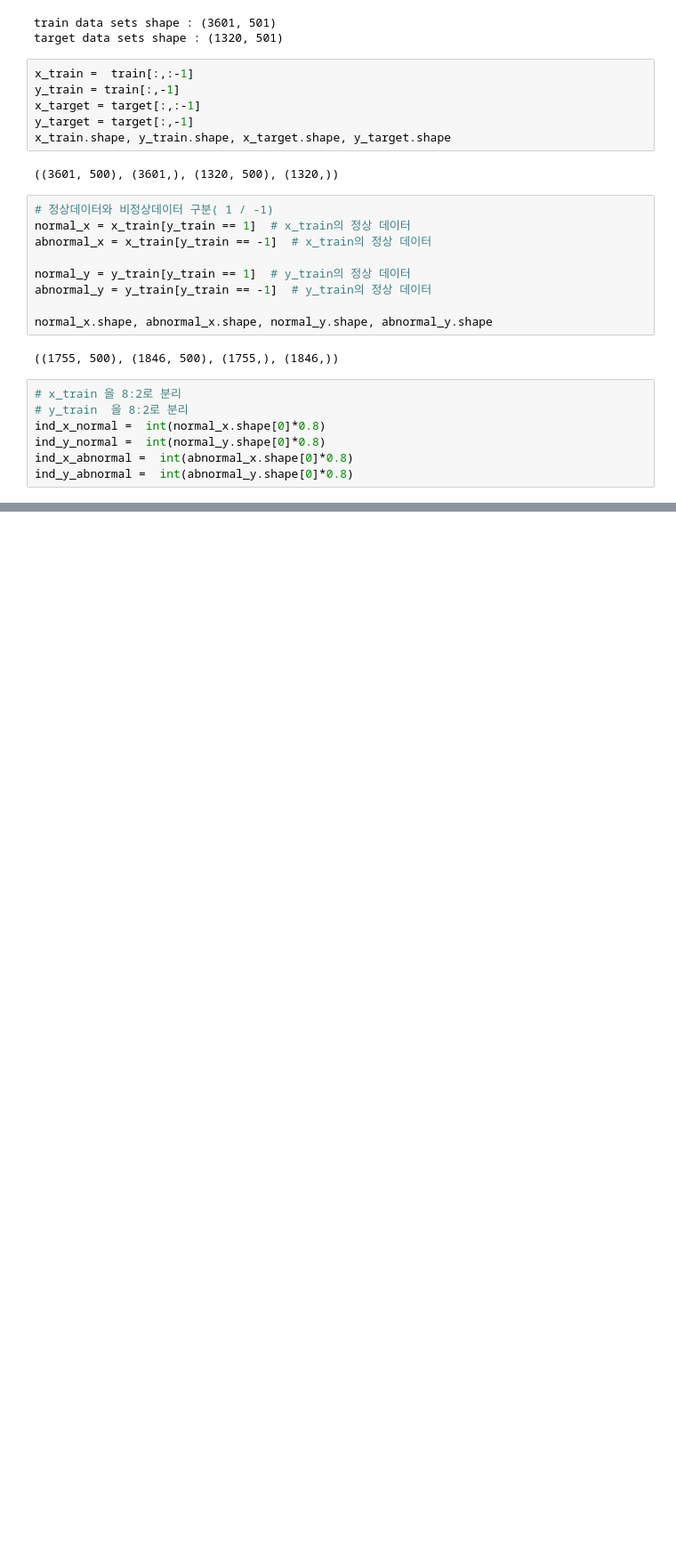
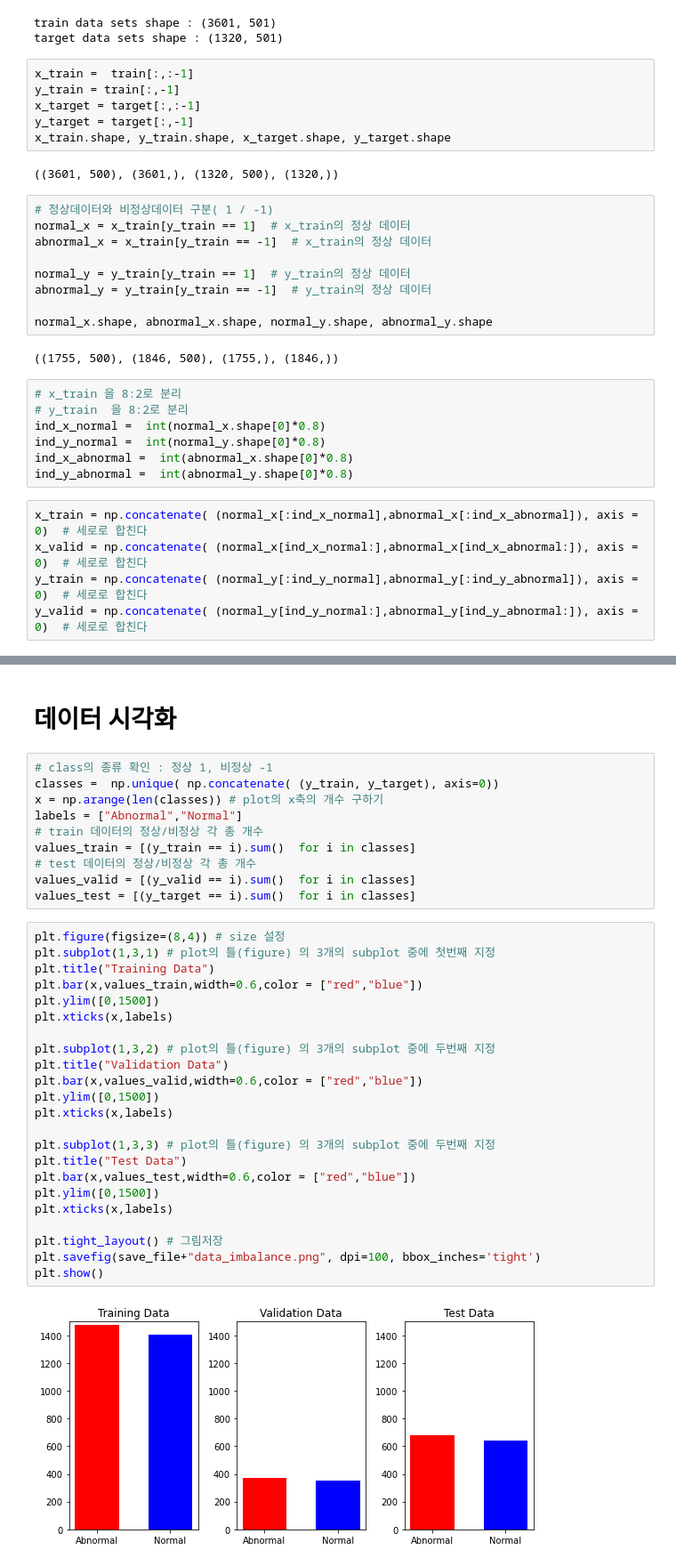
Before and after one commit to bigdataleeky/python, a Jupyter notebook: 20220509/Ford 엔진 공정 이상 유무 판단.ipynb, the cells around one changed output, grey strips where cells are left out. Shown at 89% size. Cells and saved outputs as stored; diff of their text form; blank space fills up the shorter version.

```diff
--- a/20220509/Ford 엔진 공정 이상 유무 판단.ipynb
+++ b/20220509/Ford 엔진 공정 이상 유무 판단.ipynb
@@ -87,3 +87,8 @@ ind_x_normal =  int(normal_x.shape[0]*0.8)
 ind_y_normal =  int(normal_y.shape[0]*0.8)
 ind_x_abnormal =  int(abnormal_x.shape[0]*0.8)
 ind_y_abnormal =  int(abnormal_y.shape[0]*0.8)
+# %%
+x_train = np.concatenate( (normal_x[:ind_x_normal],abnormal_x[:ind_x_abnormal]), axis = 0)  # 세로로 합친다
+x_valid = np.concatenate( (normal_x[ind_x_normal:],abnormal_x[ind_x_abnormal:]), axis = 0)  # 세로로 합친다
+y_train = np.concatenate( (normal_y[:ind_y_normal],abnormal_y[:ind_y_abnormal]), axis = 0)  # 세로로 합친다
+y_valid = np.concatenate( (normal_y[ind_y_normal:],abnormal_y[ind_y_abnormal:]), axis = 0)  # 세로로 합친다
@@ -89,0 +109,37 @@ ind_y_abnormal =  int(abnormal_y.shape[0]*0.8)
+# %% [markdown]
+# 데이터 시각화
+# %%
+# class의 종류 확인 : 정상 1, 비정상 -1
+classes =  np.unique( np.concatenate( (y_train, y_target), axis=0))
+x = np.arange(len(classes)) # plot의 x축의 개수 구하기
+labels = ["Abnormal","Normal"]
+# train 데이터의 정상/비정상 각 총 개수
+values_train = [(y_train == i).sum()  for i in classes]
+# test 데이터의 정상/비정상 각 총 개수
+values_valid = [(y_valid == i).sum()  for i in classes]
+values_test = [(y_target == i).sum()  for i in classes]
+# %%
+plt.figure(figsize=(8,4)) # size 설정
+plt.subplot(1,3,1) # plot의 틀(figure) 의 3개의 subplot 중에 첫번째 지정
+plt.title("Training Data")
+plt.bar(x,values_train,width=0.6,color = ["red","blue"])
+plt.ylim([0,1500])
+plt.xticks(x,labels)
+
+plt.subplot(1,3,2) # plot의 틀(figure) 의 3개의 subplot 중에 두번째 지정
+plt.title("Validation Data")
+plt.bar(x,values_valid,width=0.6,color = ["red","blue"])
+plt.ylim([0,1500])
+plt.xticks(x,labels)
+
+plt.subplot(1,3,3) # plot의 틀(figure) 의 3개의 subplot 중에 두번째 지정
+plt.title("Test Data")
+plt.bar(x,values_test,width=0.6,color = ["red","blue"])
+plt.ylim([0,1500])
+plt.xticks(x,labels)
+
+plt.tight_layout() # 그림저장
+plt.savefig(save_file+"data_imbalance.png", dpi=100, bbox_inches='tight')
+plt.show()
+# %% [output]
+[figure, added]
```
Also changed, not shown: parts of 3 cells of this notebook.
